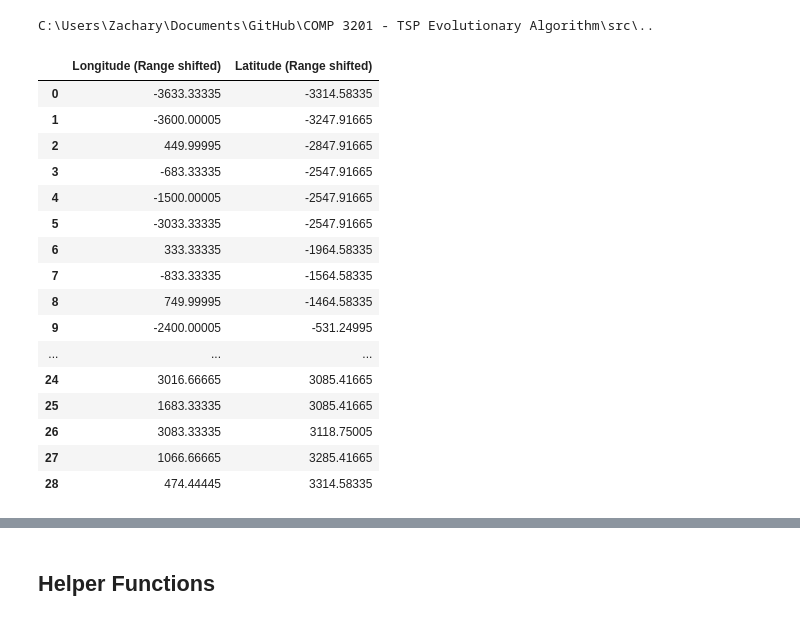
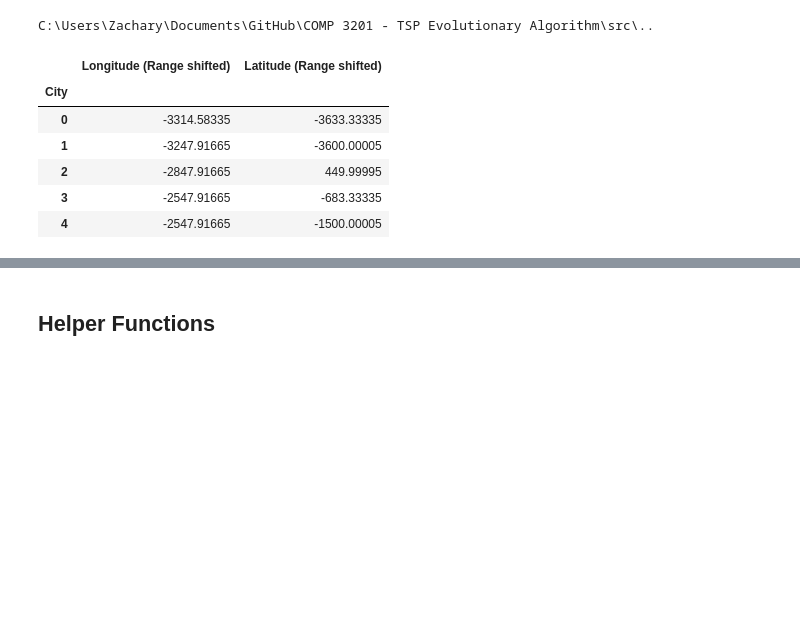
Before and after one commit to ZacharyMN709/COMP-3201---TSP-Evolutionary-Algorithm, a Jupyter notebook: src/Presentation - Pandas Ver.ipynb, the cells around one changed output, grey strips where cells are left out. Saved outputs shown, nothing was run; the diff lists cells and outputs as text; code cells hidden in the pictures; blank space fills up the shorter version.

```diff
--- a/src/Presentation - Pandas Ver.ipynb
+++ b/src/Presentation - Pandas Ver.ipynb
@@ -31,11 +31,10 @@ sns.set_context("paper")
 
 # These should not be changed, as they are used to set the 'constant'
 # global variables for each module.
-from EA_Methods.List_Rep import ParentSelectionMethods as PSM
-from EA_Methods.List_Rep import RecombinationMethods as RM
-from EA_Methods.List_Rep import MutationMethods as MM
-from EA_Methods.List_Rep import SurvivorSelectionMethods as SSM
-from random import shuffle
+from EA_Methods.Pandas_Rep import ParentSelectionMethods as PSM
+from EA_Methods.Pandas_Rep import RecombinationMethods as RM
+from EA_Methods.Pandas_Rep import MutationMethods as MM
+from EA_Methods.Pandas_Rep import SurvivorSelectionMethods as SSM
 
 
 # Modular Imports
@@ -43,59 +42,55 @@ from random import shuffle
 # Modular Problem Definition
 # By changing these imports, you can easily redifine the problem you are attempting
 # to solve, without having to re-write much of the code.
-from Setups.TSP.TSP_LST import read_tsp_file as parse_file
-from Setups.TSP import TSP_LST as DEF
+from Setups.TSP import TSP_PDS as DEF
+from Setups.TSP.TSP_PDS import read_tsp_file as parse_file
+
 
 # Modular Function Definitions
 # By swapping out which functions are imported, but keeping the aliases,
 # the entire structure of the EA algorithm can be changed without rewriting code
 # in the main method.
-from Setups.TSP.TSP_LST import random_initialization as initialize
-from Setups.TSP.TSP_LST import euclidean_distance as eval_fitness
-from EA_Methods.List_Rep.ParentSelectionMethods import tournament as parent_selection
-from EA_Methods.List_Rep.RecombinationMethods import recombination_cut_crossover as generate_offspring
-from EA_Methods.List_Rep.MutationMethods import permutation_swap as apply_mutation
-from EA_Methods.List_Rep.SurvivorSelectionMethods import replacement as select_survivors
+from Setups.TSP.TSP_PDS import random_initialization as initialize #= DEF.heurisitic_initialization
+from Setups.TSP.TSP_PDS import euclidean_distance as eval_fitness #= DEF.euclidean_distance
+from EA_Methods.Pandas_Rep.ParentSelectionMethods import roulette as parent_selection #= PSM.
+from EA_Methods.Pandas_Rep.RecombinationMethods import recombination_cut_crossover as generate_offspring #= RM.
+from EA_Methods.Pandas_Rep.MutationMethods import permutation_swap as apply_mutation #= MM.
+from EA_Methods.Pandas_Rep.SurvivorSelectionMethods import replacement as select_survivors # = SSM.
 
 
 # Global Variable Initialization
 FILENUM             =      1  # Changing this variable changes which file to parse.
 genome_length       =      parse_file(FILENUM)
 generation_limit    =      10000
 population_size     =      60
 mating_pool_size    =      population_size//2 if (population_size//2) % 2 == 0 else (population_size//2)+1  # has to be even
 
 tournament_size     =      population_size//10
 crossover_rate      =      0.9
 crossover_point     =      genome_length//3
 mutation_rate       =      0.2
 
 
 # Key Variable Setters
 # These functions typically do not need to be changed, and simply
 # allow easy changing of all rates and variables from this cell.
 PSM.set_tournament_size(tournament_size)
+RM.set_genome_length(genome_length)
 RM.set_crossover_point(crossover_point)
 RM.set_crossover_rate(crossover_rate)
+MM.set_genome_length(genome_length)
 MM.set_mutation_rate(mutation_rate)
+MM.set_fitness_function(eval_fitness)
+SSM.set_population_size(population_size)
+SSM.set_mating_pool_size(mating_pool_size)
 DEF.set_fitness_function(eval_fitness)
 
-DEF.DATAFRAME
+DEF.CITIES.head()
 # %% [output]
 |  | Longitude (Range shifted) | Latitude (Range shifted) |
-| 0 | -3633.33335 | -3314.58335 |
-| 1 | -3600.00005 | -3247.91665 |
-| 2 | 449.99995 | -2847.91665 |
-| 3 | -683.33335 | -2547.91665 |
-| 4 | -1500.00005 | -2547.91665 |
-| 5 | -3033.33335 | -2547.91665 |
-| 6 | 333.33335 | -1964.58335 |
-| 7 | -833.33335 | -1564.58335 |
-| 8 | 749.99995 | -1464.58335 |
-| 9 | -2400.00005 | -531.24995 |
-| ... | ... | ... |
-| 24 | 3016.66665 | 3085.41665 |
-| 25 | 1683.33335 | 3085.41665 |
-| 26 | 3083.33335 | 3118.75005 |
-| 27 | 1066.66665 | 3285.41665 |
-| 28 | 474.44445 | 3314.58335 |
+| City |  |  |
+| 0 | -3314.58335 | -3633.33335 |
+| 1 | -3247.91665 | -3600.00005 |
+| 2 | -2847.91665 | 449.99995 |
+| 3 | -2547.91665 | -683.33335 |
+| 4 | -2547.91665 | -1500.00005 |
```
Also changed, not shown: parts of 9 cells of this notebook, 9 other files.
